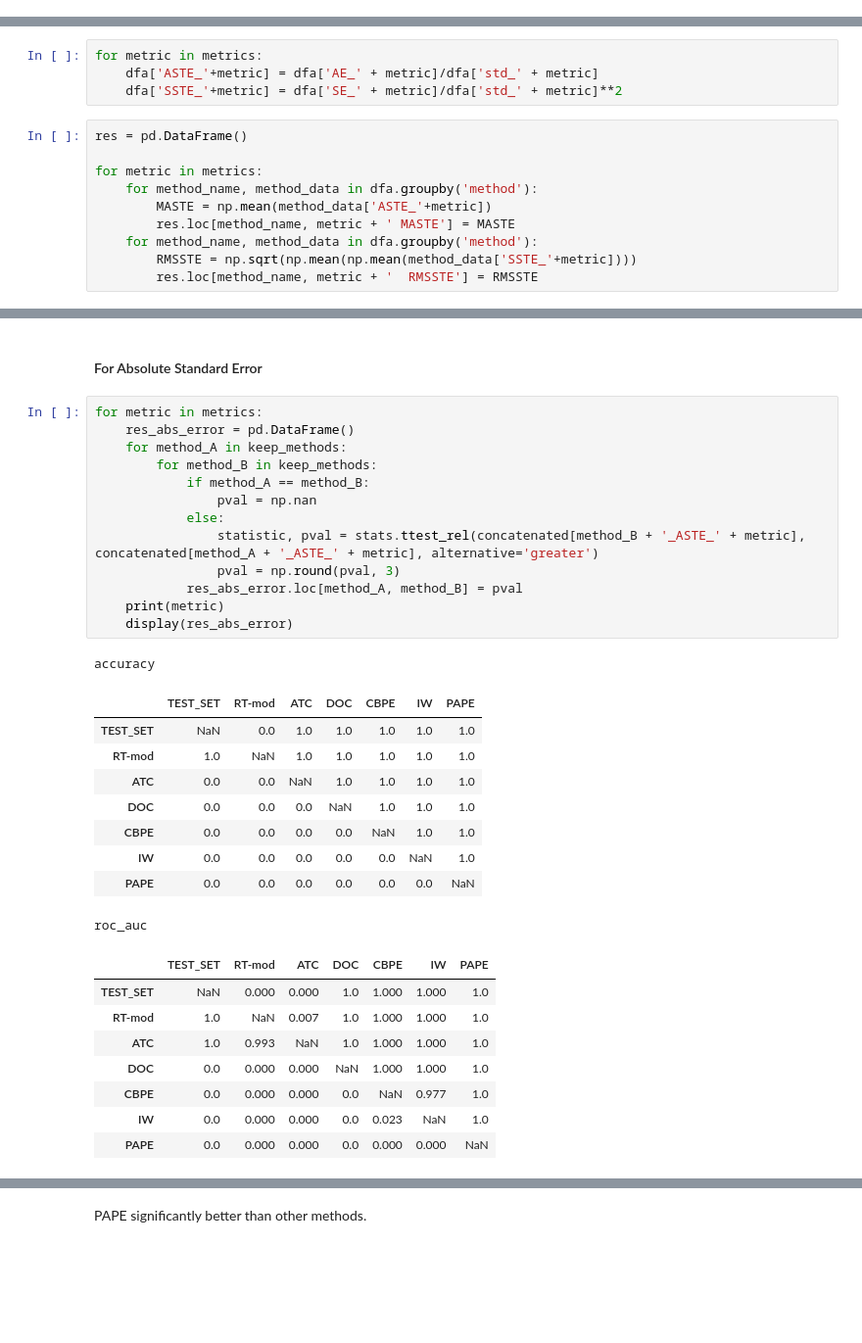
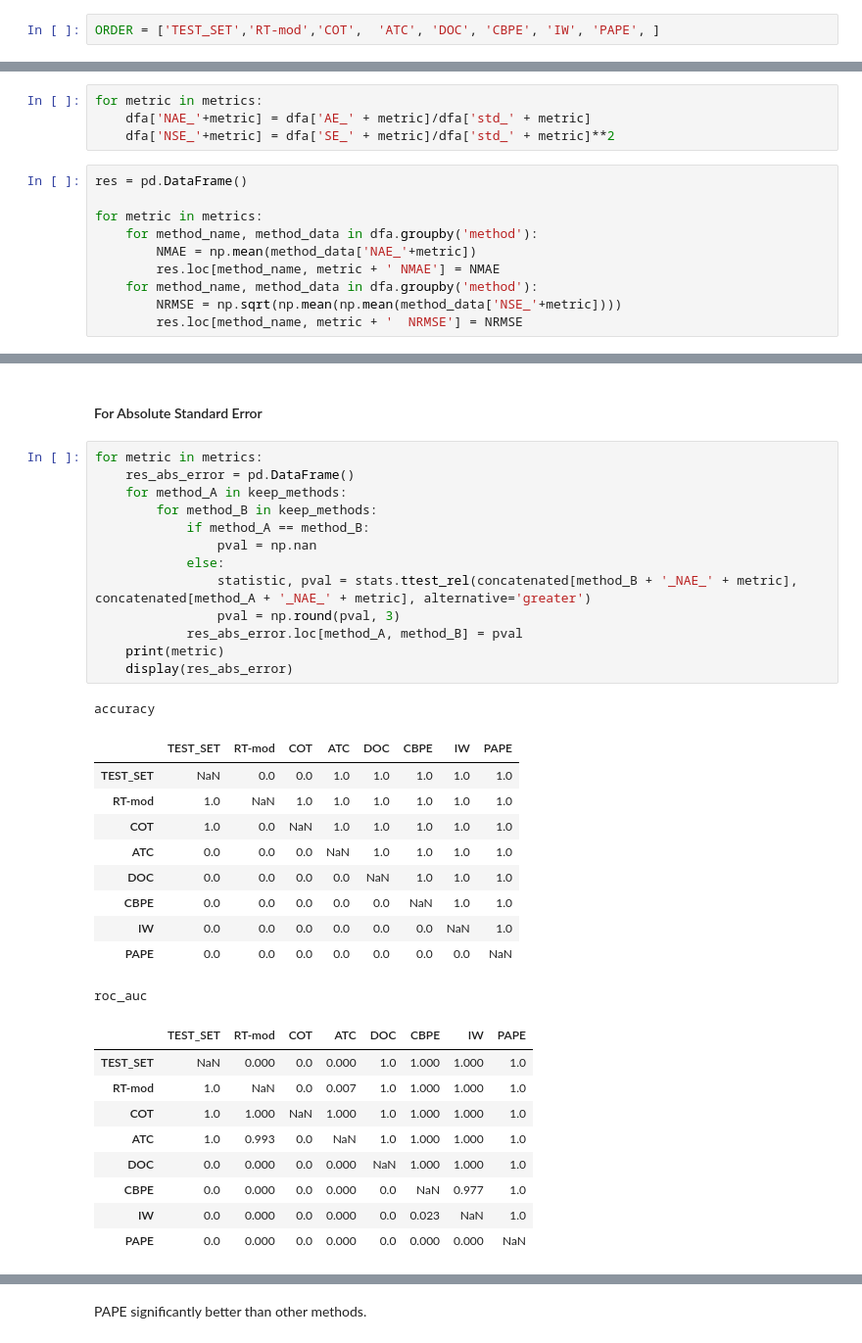
Before and after one commit to pape-research/pape_r, a Jupyter notebook: results_01_main_results.ipynb, the cells around one changed output, grey strips where cells are left out. Shown at 98% size. Cells and saved outputs as stored; diff of their text form; blank space fills up the shorter version.

```diff
--- a/results_01_main_results.ipynb
+++ b/results_01_main_results.ipynb
@@ -219,6 +223,8 @@ for metric in ['accuracy', 'roc_auc', 'f1']:
         res.loc[method_name, metric + '  RMSE'] = RMSE
 # %%
 table_1 = res.copy()
+# %%
+ORDER = ['TEST_SET','RT-mod','COT',  'ATC', 'DOC', 'CBPE', 'IW', 'PAPE', ]
 # %%
 (table_1.round(4)).reindex(ORDER)
 # %% [output]
@@ -266,17 +274,17 @@ Paper TABLE 1 results: expressed in standard error (MASTE, RMSSTE)
 # %%
 for metric in metrics:
-    dfa['ASTE_'+metric] = dfa['AE_' + metric]/dfa['std_' + metric]
-    dfa['SSTE_'+metric] = dfa['SE_' + metric]/dfa['std_' + metric]**2
+    dfa['NAE_'+metric] = dfa['AE_' + metric]/dfa['std_' + metric]
+    dfa['NSE_'+metric] = dfa['SE_' + metric]/dfa['std_' + metric]**2
 # %%
 res = pd.DataFrame()
 
 for metric in metrics:
     for method_name, method_data in dfa.groupby('method'):
-        MASTE = np.mean(method_data['ASTE_'+metric])
-        res.loc[method_name, metric + ' MASTE'] = MASTE
+        NMAE = np.mean(method_data['NAE_'+metric])
+        res.loc[method_name, metric + ' NMAE'] = NMAE
     for method_name, method_data in dfa.groupby('method'):
-        RMSSTE = np.sqrt(np.mean(np.mean(method_data['SSTE_'+metric])))
-        res.loc[method_name, metric + '  RMSSTE'] = RMSSTE
+        NRMSE = np.sqrt(np.mean(np.mean(method_data['NSE_'+metric])))
+        res.loc[method_name, metric + '  NRMSE'] = NRMSE
 # %%
 TABLE_PAPER = res.copy()
 # %%
@@ -335,33 +345,35 @@ from scipy import stats
 # %%
 for metric in metrics:
     res_abs_error = pd.DataFrame()
     for method_A in keep_methods:
         for method_B in keep_methods:
             if method_A == method_B:
                 pval = np.nan
             else:
-                statistic, pval = stats.ttest_rel(concatenated[method_B + '_ASTE_' + metric], concatenated[method_A + '_ASTE_' + metric], alternative='greater')
+                statistic, pval = stats.ttest_rel(concatenated[method_B + '_NAE_' + metric], concatenated[method_A + '_NAE_' + metric], alternative='greater')
                 pval = np.round(pval, 3)
             res_abs_error.loc[method_A, method_B] = pval
     print(metric)
     display(res_abs_error)
 # %% [output]
 accuracy
-|  | TEST_SET | RT-mod | ATC | DOC | CBPE | IW | PAPE |
-| TEST_SET | NaN | 0.0 | 1.0 | 1.0 | 1.0 | 1.0 | 1.0 |
-| RT-mod | 1.0 | NaN | 1.0 | 1.0 | 1.0 | 1.0 | 1.0 |
-| ATC | 0.0 | 0.0 | NaN | 1.0 | 1.0 | 1.0 | 1.0 |
-| DOC | 0.0 | 0.0 | 0.0 | NaN | 1.0 | 1.0 | 1.0 |
-| CBPE | 0.0 | 0.0 | 0.0 | 0.0 | NaN | 1.0 | 1.0 |
-| IW | 0.0 | 0.0 | 0.0 | 0.0 | 0.0 | NaN | 1.0 |
-| PAPE | 0.0 | 0.0 | 0.0 | 0.0 | 0.0 | 0.0 | NaN |
+|  | TEST_SET | RT-mod | COT | ATC | DOC | CBPE | IW | PAPE |
+| TEST_SET | NaN | 0.0 | 0.0 | 1.0 | 1.0 | 1.0 | 1.0 | 1.0 |
+| RT-mod | 1.0 | NaN | 1.0 | 1.0 | 1.0 | 1.0 | 1.0 | 1.0 |
+| COT | 1.0 | 0.0 | NaN | 1.0 | 1.0 | 1.0 | 1.0 | 1.0 |
+| ATC | 0.0 | 0.0 | 0.0 | NaN | 1.0 | 1.0 | 1.0 | 1.0 |
+| DOC | 0.0 | 0.0 | 0.0 | 0.0 | NaN | 1.0 | 1.0 | 1.0 |
+| CBPE | 0.0 | 0.0 | 0.0 | 0.0 | 0.0 | NaN | 1.0 | 1.0 |
+| IW | 0.0 | 0.0 | 0.0 | 0.0 | 0.0 | 0.0 | NaN | 1.0 |
+| PAPE | 0.0 | 0.0 | 0.0 | 0.0 | 0.0 | 0.0 | 0.0 | NaN |
 roc_auc
-|  | TEST_SET | RT-mod | ATC | DOC | CBPE | IW | PAPE |
-| TEST_SET | NaN | 0.000 | 0.000 | 1.0 | 1.000 | 1.000 | 1.0 |
-| RT-mod | 1.0 | NaN | 0.007 | 1.0 | 1.000 | 1.000 | 1.0 |
-| ATC | 1.0 | 0.993 | NaN | 1.0 | 1.000 | 1.000 | 1.0 |
-| DOC | 0.0 | 0.000 | 0.000 | NaN | 1.000 | 1.000 | 1.0 |
-| CBPE | 0.0 | 0.000 | 0.000 | 0.0 | NaN | 0.977 | 1.0 |
-| IW | 0.0 | 0.000 | 0.000 | 0.0 | 0.023 | NaN | 1.0 |
-| PAPE | 0.0 | 0.000 | 0.000 | 0.0 | 0.000 | 0.000 | NaN |
+|  | TEST_SET | RT-mod | COT | ATC | DOC | CBPE | IW | PAPE |
+| TEST_SET | NaN | 0.000 | 0.0 | 0.000 | 1.0 | 1.000 | 1.000 | 1.0 |
+| RT-mod | 1.0 | NaN | 0.0 | 0.007 | 1.0 | 1.000 | 1.000 | 1.0 |
+| COT | 1.0 | 1.000 | NaN | 1.000 | 1.0 | 1.000 | 1.000 | 1.0 |
+| ATC | 1.0 | 0.993 | 0.0 | NaN | 1.0 | 1.000 | 1.000 | 1.0 |
+| DOC | 0.0 | 0.000 | 0.0 | 0.000 | NaN | 1.000 | 1.000 | 1.0 |
+| CBPE | 0.0 | 0.000 | 0.0 | 0.000 | 0.0 | NaN | 0.977 | 1.0 |
+| IW | 0.0 | 0.000 | 0.0 | 0.000 | 0.0 | 0.023 | NaN | 1.0 |
+| PAPE | 0.0 | 0.000 | 0.0 | 0.000 | 0.0 | 0.000 | 0.000 | NaN |
 f1
```
Also changed, not shown: parts of 22 cells of this notebook, 15 other files.
